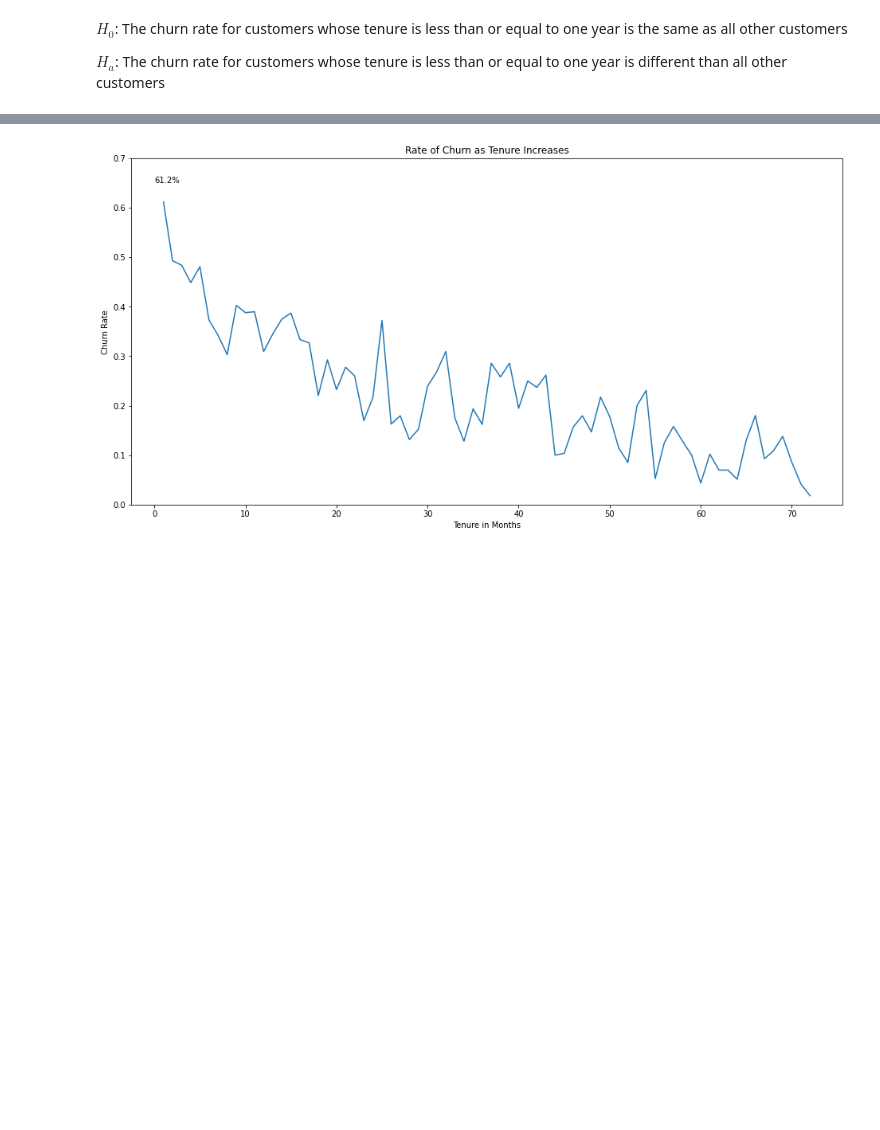
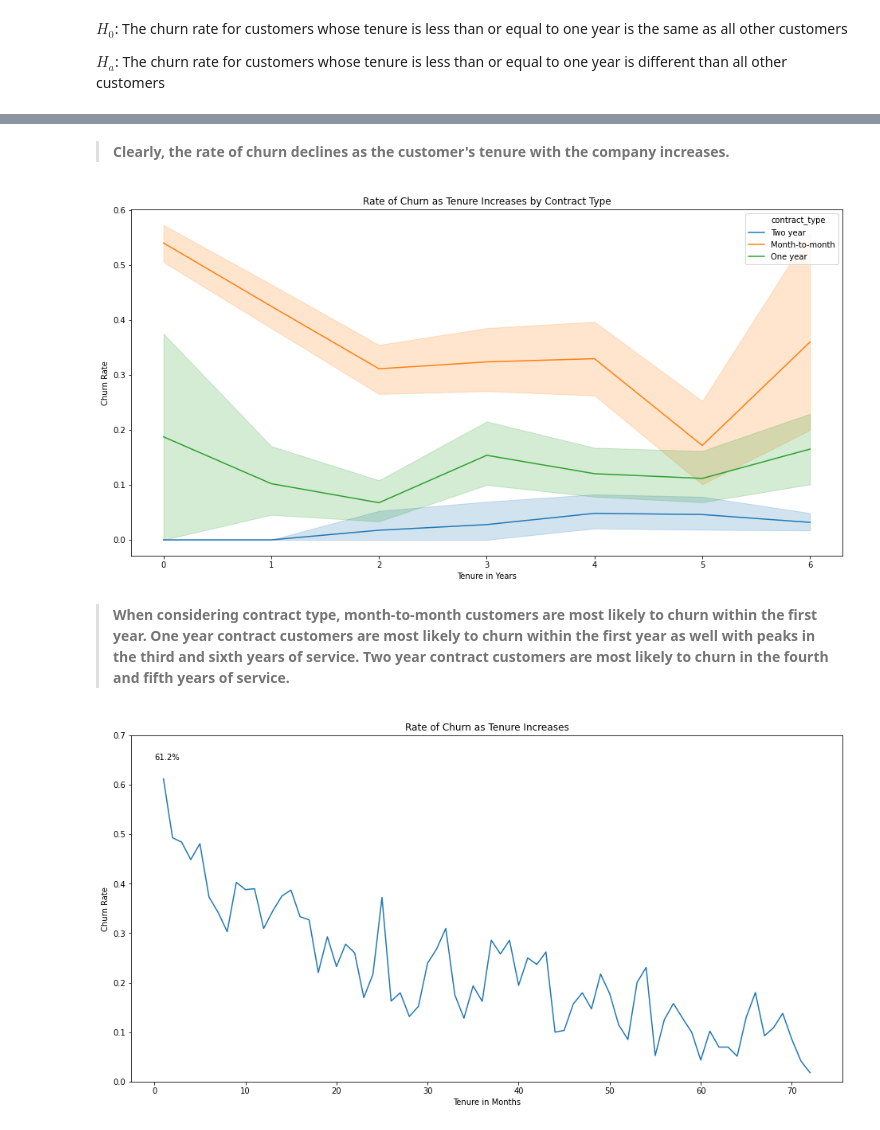
Before and after one commit to hartman-jiang-classification-project/telco-classification-project, a Jupyter notebook: alec_classification_project/alec_exploration.ipynb, the cells around one changed output, grey strips where cells are left out. Saved outputs shown, nothing was run; the diff lists cells and outputs as text; code cells hidden in the pictures; blank space fills up the shorter version.

```diff
--- a/alec_classification_project/alec_exploration.ipynb
+++ b/alec_classification_project/alec_exploration.ipynb
@@ -71,3 +102,17 @@ Reject the null hypothesis
+# %% [markdown]
+> **Clearly, the rate of churn declines as the customer's tenure with the company increases.**
+# %%
+plt.figure(figsize=(16, 8))
+
+plt.title("Rate of Churn as Tenure Increases by Contract Type")
+sns.lineplot(x=train.tenure_years, y=train.churn, hue=train.contract_type)
+plt.xlabel("Tenure in Years")
+plt.ylabel("Churn Rate")
+plt.show()
+# %% [output]
+[figure, added]
+# %% [markdown]
+> **When considering contract type, month-to-month customers are most likely to churn within the first year. One year contract customers are most likely to churn within the first year as well with peaks in the third and sixth years of service. Two year contract customers are most likely to churn in the fourth and fifth years of service.**
 # %%
 # plotting churn rate by tenure months
 monthly = pd.DataFrame({
```
Also changed, not shown: parts of 33 cells of this notebook, 3 other files.
